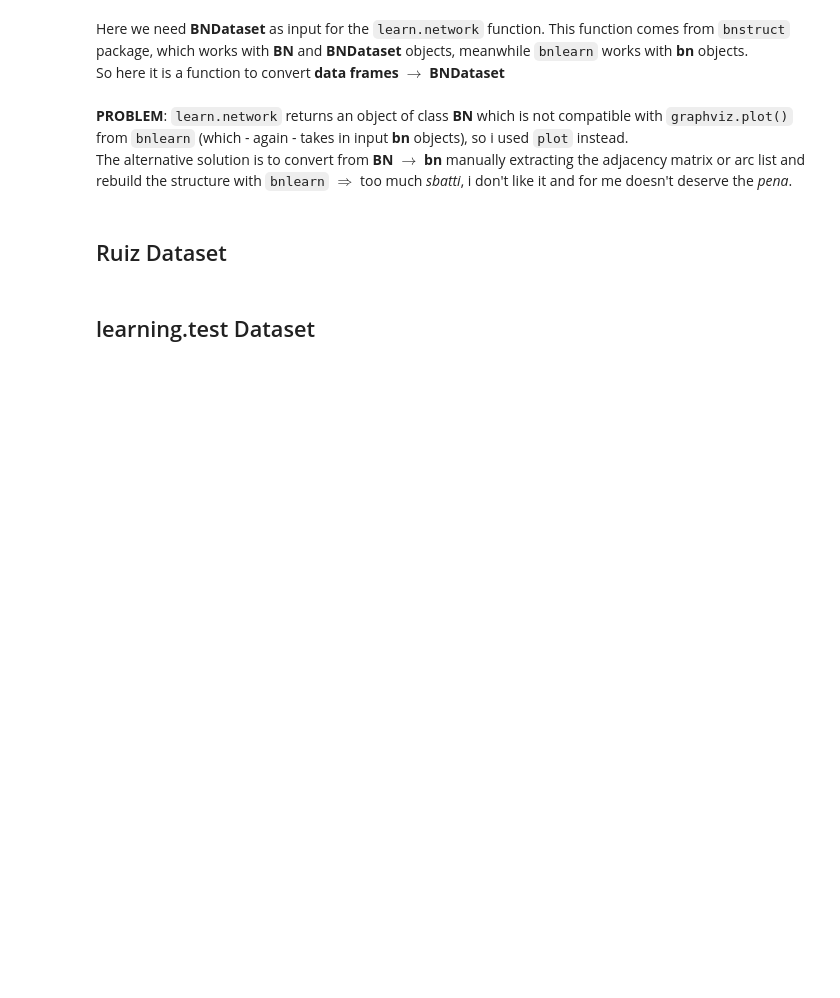
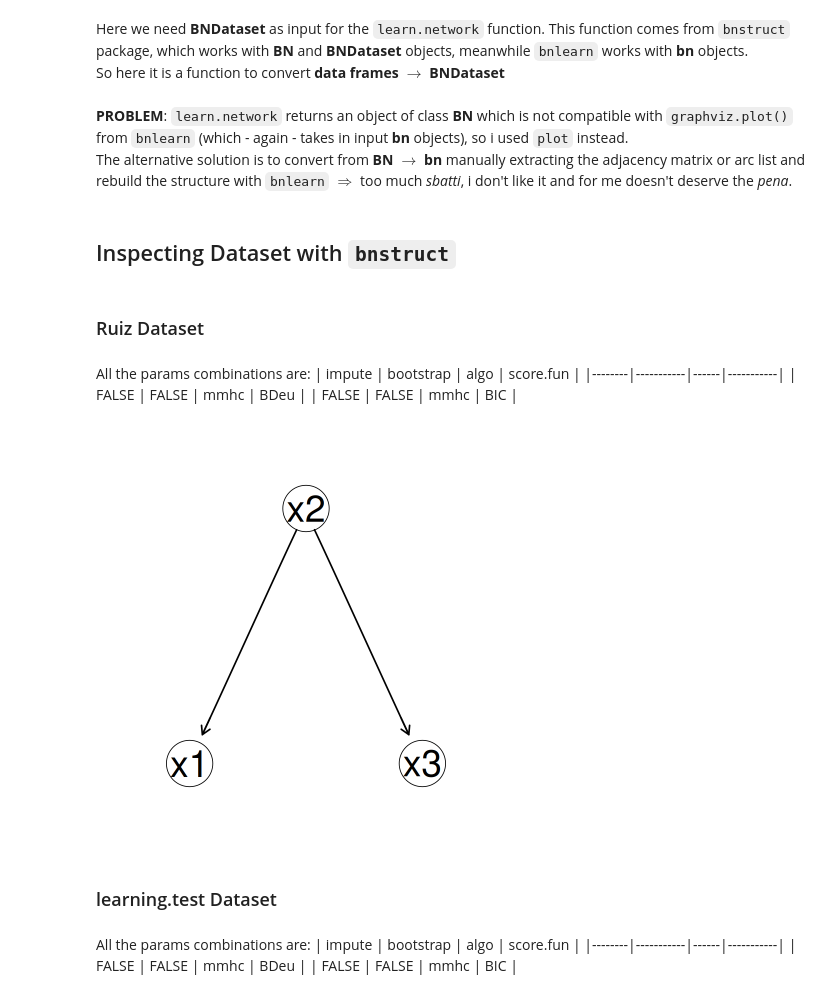
Before and after one commit to sofiadilucia/Bayesian-Networks, a Jupyter notebook: k2_algo.ipynb, the cells around one changed output. Cells and saved outputs as stored; diff of their text form; code cells hidden in the pictures; blank space fills up the shorter version.

```diff
--- a/k2_algo.ipynb
+++ b/k2_algo.ipynb
@@ -278 +295,3 @@ best.net <- function(data, n_permutations = 1000, upperbound=2) {
+# %%
+ruiz.result <- best.net(dataset("ruiz"), n_permutations = 1, upperbound = 2, "Ruiz")
 # %% [markdown]
@@ -318,6 +309,7 @@ graphviz.plot(child.dag, shape = "circle")
 # %% [markdown]
 ## Graphical Comparison
 # %%
+ruiz.paper.dag <- model2network("[x1][x2|x1][x3|x2]")
 learning.library.dag <- model2network("[A][C][F][B|A][D|A:C][E|B:F]")
 asia.library.dag <- model2network("[Asia][Smoke][Tubercolosys|Asia][LungCancer|Smoke][Bronchitis|Smoke][Dyspnea|Bronchitis:Either][Either|Tubercolosys:LungCancer][X-ray|Either]")
 child.model.string <- paste0(
@@ -362,8 +358,6 @@ learn_network <- function(dataset, impute = FALSE, bootstrap = FALSE, algo="mmhc
         message("Imputing dataset")
         dataset <- impute(dataset)
     }
-
-    raw <- raw.data(dataset)
 
     if (impute && bootstrap) {
         message("Learning network imputing NA, then bootstrap.")
@@ -402,11 +396,19 @@ learn_network <- function(dataset, impute = FALSE, bootstrap = FALSE, algo="mmhc
 
     return(net)
 }
+# %% [markdown]
+## Inspecting Dataset with `bnstruct`
 # %% [markdown]
-## Ruiz Dataset
+### Ruiz Dataset
+# %% [markdown]
+All the params combinations are:
+| impute | bootstrap | algo | score.fun |
+|--------|-----------|------|-----------|
+| FALSE  | FALSE     | mmhc | BDeu      |
+| FALSE  | FALSE     | mmhc | BIC       |
 # %%
-ruiz.dataset <- data.frame(x1 = c(1, 1, 0, 1, 0, 0, 1, 0, 1, 0),
-                          x2 = c(0, 1, 0, 1, 0, 1, 1, 0, 1, 0),
-                          x3 = c(0, 1, 1, 1, 0, 1, 1, 0, 1, 0)) |> df.to.BND()
+ruiz.dataset <- dataset("ruiz") |> df.to.BND()
 # %%
-ruiz.net <- learn_network(dataset = ruiz.dataset)
+ruiz.net <- learn_network(dataset = ruiz.dataset, algo="mmhc", score.fun="BDeu")
+# %% [output]
+[figure, added]
@@ -413,5 +417,11 @@ ruiz.net <- learn_network(dataset = ruiz.dataset)
 # %% [markdown]
-## learning.test Dataset
+### learning.test Dataset
+# %% [markdown]
+All the params combinations are:
+| impute | bootstrap | algo | score.fun |
+|--------|-----------|------|-----------|
+| FALSE  | FALSE     | mmhc | BDeu      |
+| FALSE  | FALSE     | mmhc | BIC       |
 # %%
 learning.dataset <- data.frame(lapply(learning.test, function(col) as.integer(as.factor(col)) - 1)) |> df.to.BND()
 # %%
```
Also changed, not shown: parts of 45 cells of this notebook.
